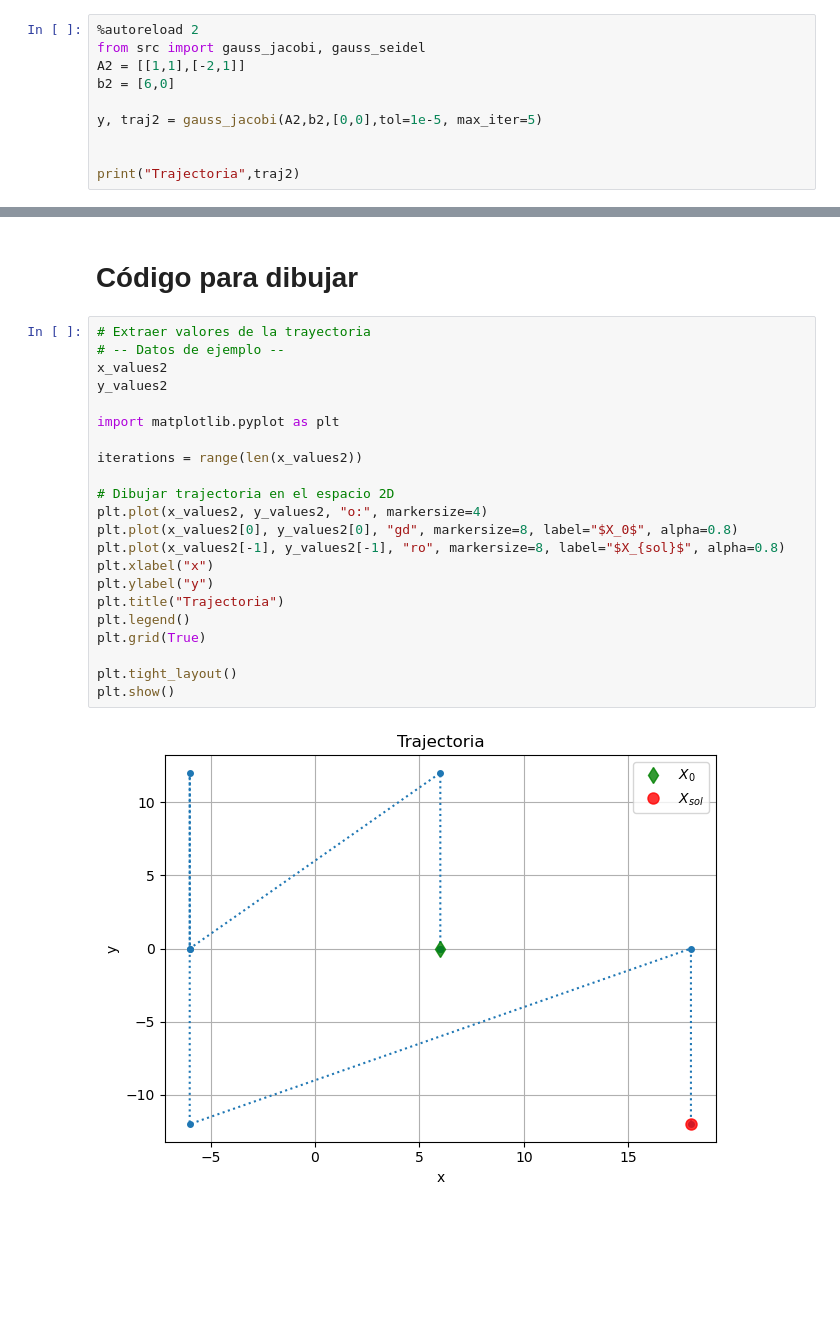
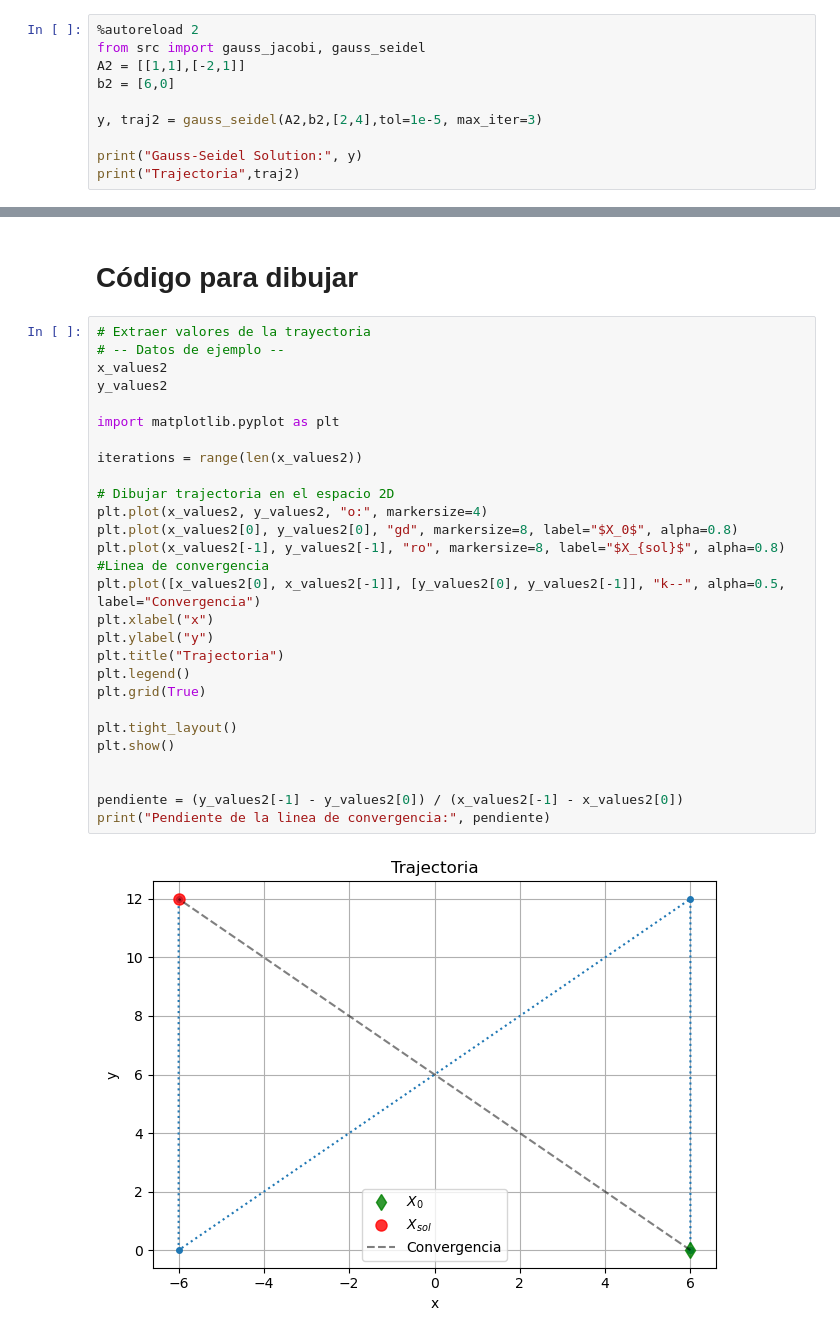
Before and after one commit to CelesteLascano017/Exame_Supletorio, a Jupyter notebook: p8_gauss_iterative.ipynb, the cells around one changed output, grey strips where cells are left out. Cells and saved outputs as stored; diff of their text form; blank space fills up the shorter version.

Commit message:
Arreglar grafica de Seidel

```diff
--- a/p8_gauss_iterative.ipynb
+++ b/p8_gauss_iterative.ipynb
@@ -88,8 +59,8 @@ from src import gauss_jacobi, gauss_seidel
 A2 = [[1,1],[-2,1]]
 b2 = [6,0]
 
-y, traj2 = gauss_jacobi(A2,b2,[0,0],tol=1e-5, max_iter=5)
+y, traj2 = gauss_seidel(A2,b2,[2,4],tol=1e-5, max_iter=3)
 
-
+print("Gauss-Seidel Solution:", y)
 print("Trajectoria",traj2)
 # %% [output]
@@ -139,24 +92,30 @@ print(y_values2)
 # %%
 # Extraer valores de la trayectoria
 # -- Datos de ejemplo --
 x_values2
 y_values2
 
 import matplotlib.pyplot as plt
 
 iterations = range(len(x_values2))
 
 # Dibujar trajectoria en el espacio 2D
 plt.plot(x_values2, y_values2, "o:", markersize=4)
 plt.plot(x_values2[0], y_values2[0], "gd", markersize=8, label="$X_0$", alpha=0.8)
 plt.plot(x_values2[-1], y_values2[-1], "ro", markersize=8, label="$X_{sol}$", alpha=0.8)
+#Linea de convergencia
+plt.plot([x_values2[0], x_values2[-1]], [y_values2[0], y_values2[-1]], "k--", alpha=0.5, label="Convergencia")
 plt.xlabel("x")
 plt.ylabel("y")
 plt.title("Trajectoria")
 plt.legend()
 plt.grid(True)
 
 plt.tight_layout()
 plt.show()
+
+
+pendiente = (y_values2[-1] - y_values2[0]) / (x_values2[-1] - x_values2[0])
+print("Pendiente de la linea de convergencia:", pendiente)
 # %% [output]
-[figure, old version]
+[figure, new version]
```
Also changed, not shown: parts of 7 cells of this notebook.
